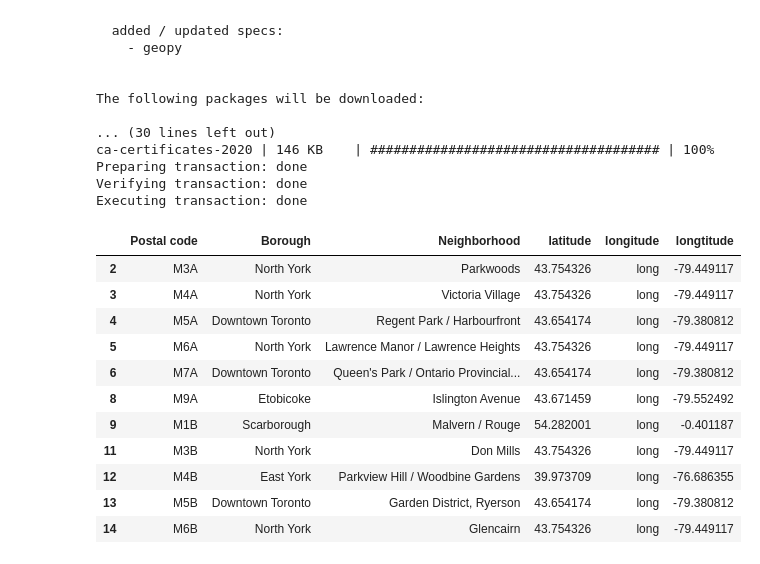
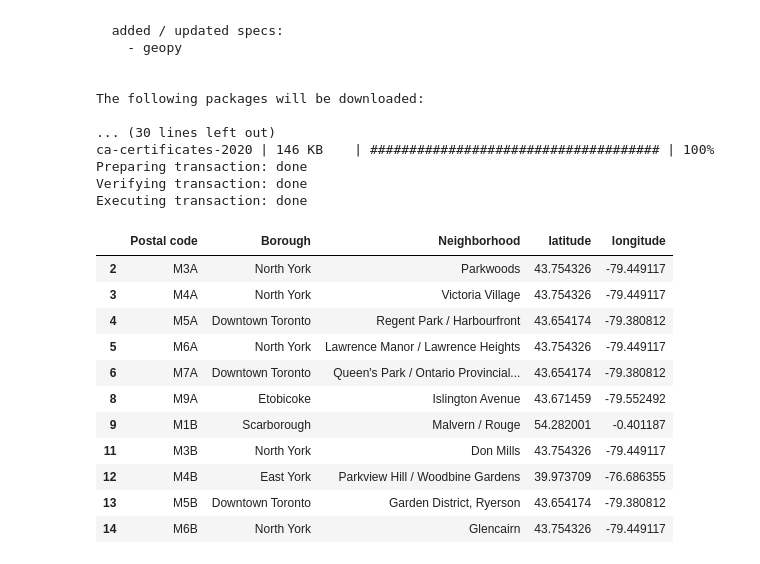
Before and after one commit to nhuang5/github-homework, a Jupyter notebook: Capstone Week 3.ipynb, the cells around one changed output. Saved outputs shown, nothing was run; the diff lists cells and outputs as text; code cells hidden in the pictures.

```diff
--- a/Capstone Week 3.ipynb
+++ b/Capstone Week 3.ipynb
@@ -65,28 +68,23 @@ from geopy.geocoders import Nominatim
 # %%
-latitude=[]
-longitude=[]
-
 for address in df['Borough']:
     geolocator = Nominatim()
     location = geolocator.geocode(address)
-    lat = location.latitude
-    long = location.longitude
-    latitude.append(lat)
-    longitude.append(long)
+    latitude.append(location.latitude)
+    longitude.append(location.longitude)
 # %%
-df['latitude']=latitude
-df['longtitude']=longitude
+df['latitude']= latitude
+df['longitude']=longitude
 df.head(11)
 # %% [output]
-|  | Postal code | Borough | Neighborhood | latitude | longitude | longtitude |
-| 2 | M3A | North York | Parkwoods | 43.754326 | long | -79.449117 |
-| 3 | M4A | North York | Victoria Village | 43.754326 | long | -79.449117 |
-| 4 | M5A | Downtown Toronto | Regent Park / Harbourfront | 43.654174 | long | -79.380812 |
-| 5 | M6A | North York | Lawrence Manor / Lawrence Heights | 43.754326 | long | -79.449117 |
-| 6 | M7A | Downtown Toronto | Queen's Park / Ontario Provincial... | 43.654174 | long | -79.380812 |
-| 8 | M9A | Etobicoke | Islington Avenue | 43.671459 | long | -79.552492 |
-| 9 | M1B | Scarborough | Malvern / Rouge | 54.282001 | long | -0.401187 |
-| 11 | M3B | North York | Don Mills | 43.754326 | long | -79.449117 |
-| 12 | M4B | East York | Parkview Hill / Woodbine Gardens | 39.973709 | long | -76.686355 |
-| 13 | M5B | Downtown Toronto | Garden District, Ryerson | 43.654174 | long | -79.380812 |
-| 14 | M6B | North York | Glencairn | 43.754326 | long | -79.449117 |
+|  | Postal code | Borough | Neighborhood | latitude | longitude |
+| 2 | M3A | North York | Parkwoods | 43.754326 | -79.449117 |
+| 3 | M4A | North York | Victoria Village | 43.754326 | -79.449117 |
+| 4 | M5A | Downtown Toronto | Regent Park / Harbourfront | 43.654174 | -79.380812 |
+| 5 | M6A | North York | Lawrence Manor / Lawrence Heights | 43.754326 | -79.449117 |
+| 6 | M7A | Downtown Toronto | Queen's Park / Ontario Provincial... | 43.654174 | -79.380812 |
+| 8 | M9A | Etobicoke | Islington Avenue | 43.671459 | -79.552492 |
+| 9 | M1B | Scarborough | Malvern / Rouge | 54.282001 | -0.401187 |
+| 11 | M3B | North York | Don Mills | 43.754326 | -79.449117 |
+| 12 | M4B | East York | Parkview Hill / Woodbine Gardens | 39.973709 | -76.686355 |
+| 13 | M5B | Downtown Toronto | Garden District, Ryerson | 43.654174 | -79.380812 |
+| 14 | M6B | North York | Glencairn | 43.754326 | -79.449117 |
```
Also changed, not shown: parts of 6 cells of this notebook.
